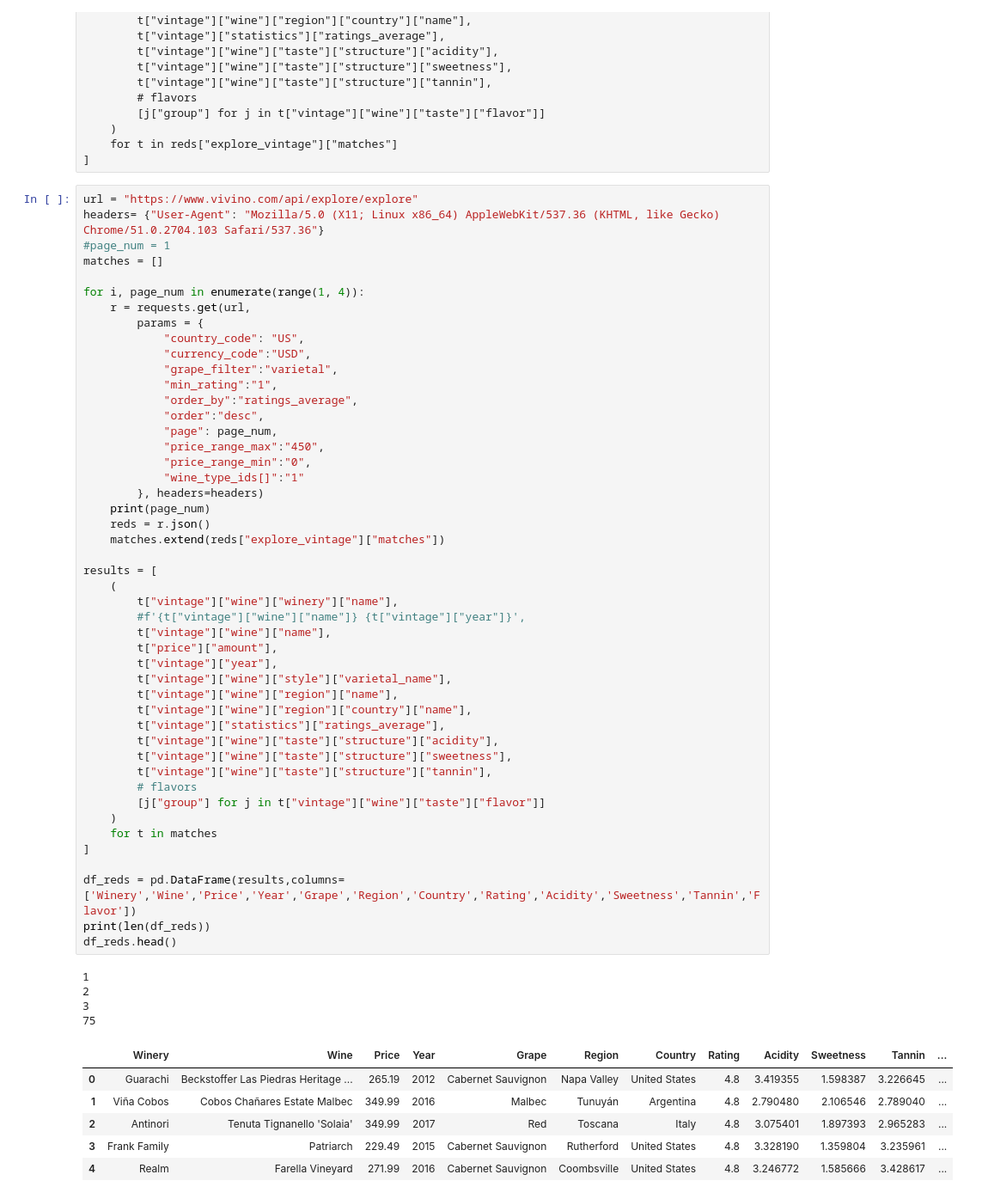
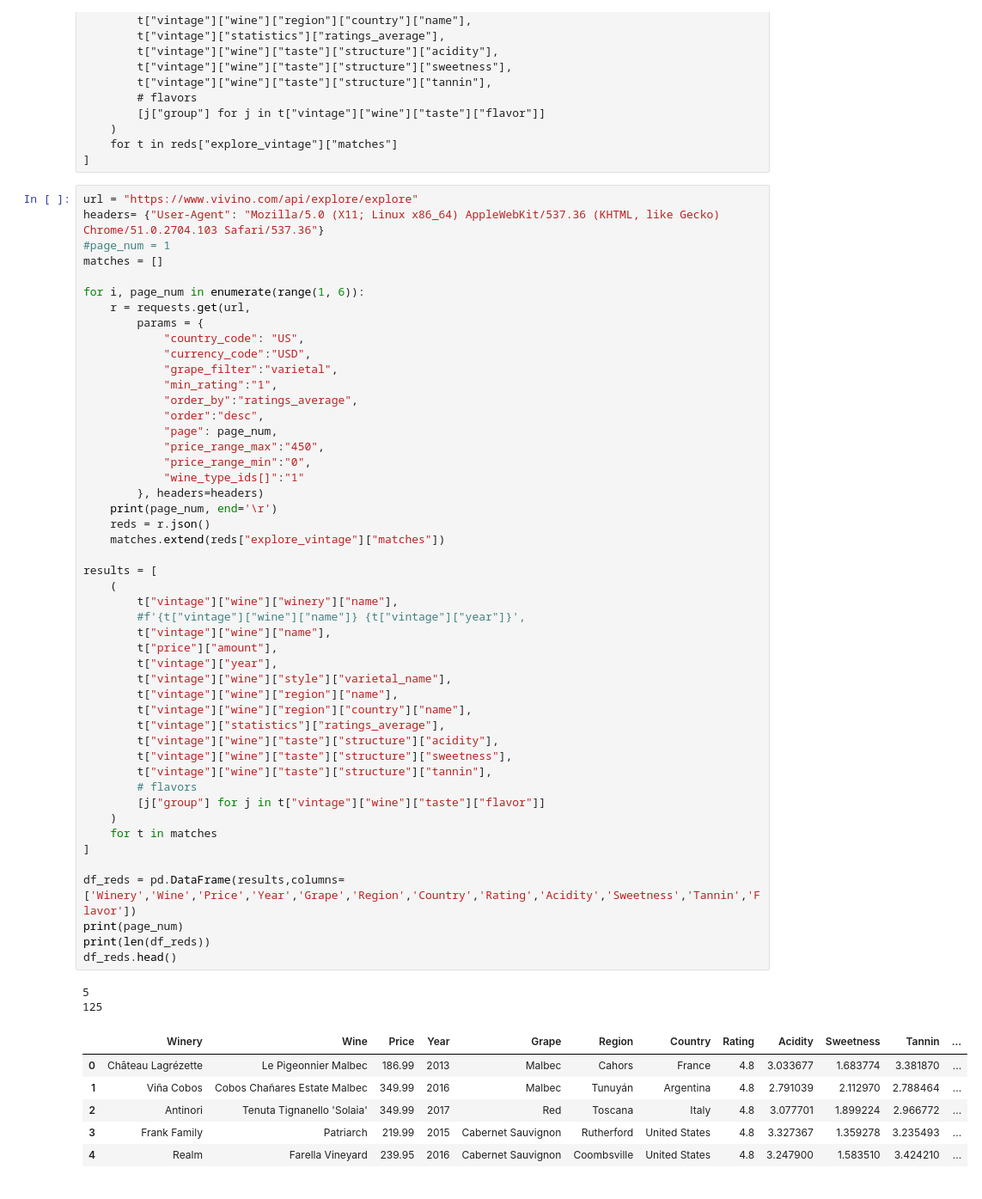
Before and after one commit to dylanw-main/Data_Analytics, a Jupyter notebook: Final_Project_Notebook.ipynb, the cells around one changed output. Shown at 86% size. Cells and saved outputs as stored; diff of their text form.

```diff
--- a/Final_Project_Notebook.ipynb
+++ b/Final_Project_Notebook.ipynb
@@ -81,7 +88,7 @@ headers= {"User-Agent": "Mozilla/5.0 (X11; Linux x86_64) AppleWebKit/537.36 (KHT
 #page_num = 1
 matches = []
 
-for i, page_num in enumerate(range(1, 4)):
+for i, page_num in enumerate(range(1, 6)):
     r = requests.get(url,
         params = {
             "country_code": "US",
@@ -95,43 +102,42 @@ for i, page_num in enumerate(range(1, 4)):
             "price_range_min":"0",
             "wine_type_ids[]":"1"
         }, headers=headers)
-    print(page_num)
+    print(page_num, end='\r')
     reds = r.json()
     matches.extend(reds["explore_vintage"]["matches"])
 
 results = [
     (
         t["vintage"]["wine"]["winery"]["name"],
         #f'{t["vintage"]["wine"]["name"]} {t["vintage"]["year"]}',
         t["vintage"]["wine"]["name"],
         t["price"]["amount"],
         t["vintage"]["year"],
         t["vintage"]["wine"]["style"]["varietal_name"],
         t["vintage"]["wine"]["region"]["name"],
         t["vintage"]["wine"]["region"]["country"]["name"],
         t["vintage"]["statistics"]["ratings_average"],
         t["vintage"]["wine"]["taste"]["structure"]["acidity"],
         t["vintage"]["wine"]["taste"]["structure"]["sweetness"],
         t["vintage"]["wine"]["taste"]["structure"]["tannin"],
         # flavors
         [j["group"] for j in t["vintage"]["wine"]["taste"]["flavor"]]
     )
     for t in matches
 ]
 
 df_reds = pd.DataFrame(results,columns=['Winery','Wine','Price','Year','Grape','Region','Country','Rating','Acidity','Sweetness','Tannin','Flavor'])
+print(page_num)
 print(len(df_reds))
 df_reds.head()
 # %% [output]
-1
-2
-3
-75
+5
+125
 |  | Winery | Wine | Price | Year | Grape | Region | Country | Rating | Acidity | Sweetness | Tannin | ... |
-| 0 | Guarachi | Beckstoffer Las Piedras Heritage ... | 265.19 | 2012 | Cabernet Sauvignon | Napa Valley | United States | 4.8 | 3.419355 | 1.598387 | 3.226645 | ... |
-| 1 | Viña Cobos | Cobos Chañares Estate Malbec | 349.99 | 2016 | Malbec | Tunuyán | Argentina | 4.8 | 2.790480 | 2.106546 | 2.789040 | ... |
-| 2 | Antinori | Tenuta Tignanello 'Solaia' | 349.99 | 2017 | Red | Toscana | Italy | 4.8 | 3.075401 | 1.897393 | 2.965283 | ... |
-| 3 | Frank Family | Patriarch | 229.49 | 2015 | Cabernet Sauvignon | Rutherford | United States | 4.8 | 3.328190 | 1.359804 | 3.235961 | ... |
-| 4 | Realm | Farella Vineyard | 271.99 | 2016 | Cabernet Sauvignon | Coombsville | United States | 4.8 | 3.246772 | 1.585666 | 3.428617 | ... |
+| 0 | Château Lagrézette | Le Pigeonnier Malbec | 186.99 | 2013 | Malbec | Cahors | France | 4.8 | 3.033677 | 1.683774 | 3.381870 | ... |
+| 1 | Viña Cobos | Cobos Chañares Estate Malbec | 349.99 | 2016 | Malbec | Tunuyán | Argentina | 4.8 | 2.791039 | 2.112970 | 2.788464 | ... |
+| 2 | Antinori | Tenuta Tignanello 'Solaia' | 349.99 | 2017 | Red | Toscana | Italy | 4.8 | 3.077701 | 1.899224 | 2.966772 | ... |
+| 3 | Frank Family | Patriarch | 219.99 | 2015 | Cabernet Sauvignon | Rutherford | United States | 4.8 | 3.327367 | 1.359278 | 3.235493 | ... |
+| 4 | Realm | Farella Vineyard | 239.95 | 2016 | Cabernet Sauvignon | Coombsville | United States | 4.8 | 3.247900 | 1.583510 | 3.424210 | ... |
 # %%
 # display data
```
Also changed, not shown: parts of 9 cells of this notebook.
